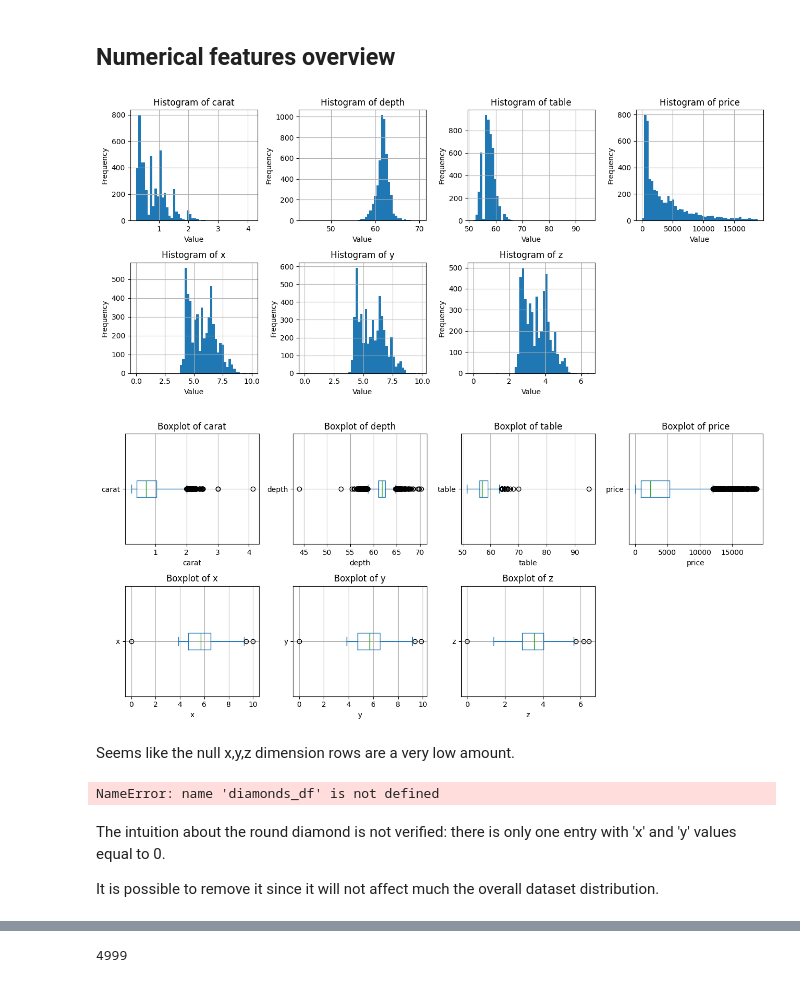
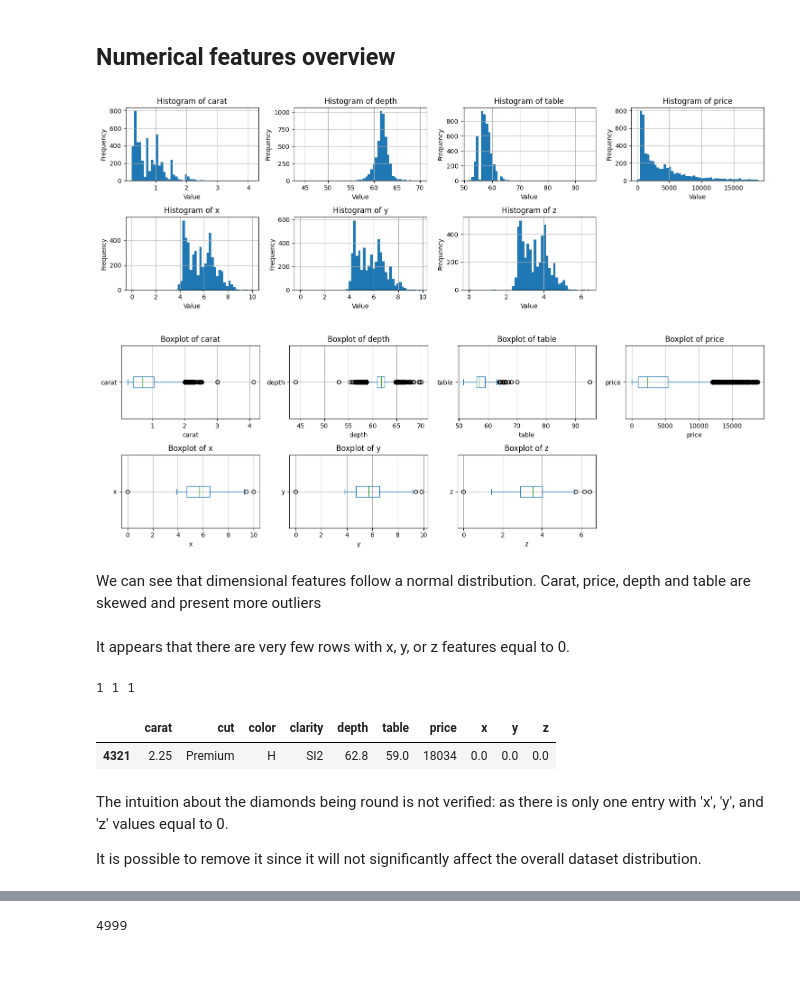
Before and after one commit to matildao-pane/xtream-ai-assignment-engineer, a Jupyter notebook: challenge_1/Data_exploration.ipynb, the cells around one changed output, grey strips where cells are left out. Saved outputs shown, nothing was run; the diff lists cells and outputs as text; code cells hidden in the pictures.

```diff
--- a/challenge_1/Data_exploration.ipynb
+++ b/challenge_1/Data_exploration.ipynb
@@ -127,22 +127,22 @@ Categorical features:  ['cut', 'color', 'clarity']
 # %% [markdown]
 ## Numerical features overview
 # %%
-# histograms for numerical features
-plt.figure(figsize=(13, 6))
+# Histograms for numerical features
+plt.figure(figsize=(15, 5))
 for i, feature in enumerate(numerical_features):
     plt.subplot(2, 4, i +1)
     diamonds_df[feature].plot(kind='hist', title=f'Histogram of {feature}', bins=50)
     plt.xlabel('Value')
     plt.ylabel('Frequency')
     plt.grid(True)
 
 plt.tight_layout()
 plt.show()
 # %% [output]
-[figure, old version]
+[figure, new version]
 # %%
 #boxplot for numerical features
-plt.figure(figsize=(13, 6))
+plt.figure(figsize=(15, 5))
 for i, feature in enumerate(numerical_features):
     plt.subplot(2, 4, i +1)
     diamonds_df[feature].plot(kind='box', title=f'Boxplot of {feature}', vert=False)
@@ -150,24 +150,30 @@ for i, feature in enumerate(numerical_features):
     plt.grid(True)
 plt.tight_layout()
 plt.show()
+
+#add outliers count from the boxplots
 # %% [output]
-[figure, old version]
+[figure, new version]
-# %% [markdown]
-Seems like the null x,y,z dimension rows are a very low amount.
+# %% [markdown]
+We can see that dimensional features follow a normal distribution.
+Carat, price, depth and table are skewed and present more outliers
+# %% [markdown]
+It appears that there are very few rows with x, y, or z features equal to 0.
 # %%
 # Count rows where 'x' and 'y' are equal to 0
 count_zero_x = len(diamonds_df[(diamonds_df['x'] == 0) ])
 count_zero_y = len(diamonds_df[(diamonds_df['y'] == 0) ])
-count_zero_y = len(diamonds_df[(diamonds_df['z'] == 0) ])
-print(count_zero_x, count_zero_y)
+count_zero_z = len(diamonds_df[(diamonds_df['z'] == 0) ])
+print(count_zero_x, count_zero_y,count_zero_z)
 
 # Select rows with values equal to 0
 null_df= diamonds_df[(diamonds_df == 0).any(axis=1)]
 null_df
 # %% [output]
-NameError: name 'diamonds_df' is not defined
+1 1 1
+|  | carat | cut | color | clarity | depth | table | price | x | y | z |
+| 4321 | 2.25 | Premium | H | SI2 | 62.8 | 59.0 | 18034 | 0.0 | 0.0 | 0.0 |
 # %% [markdown]
-The intuition about the round diamond is not verified: there is only one entry with 'x' and 'y' values equal to 0.
+The intuition about the diamonds being round is not verified: as there is only one entry with 'x', 'y', and 'z' values equal to 0.
 
-
-It is possible to remove it since it will not affect much the overall dataset distribution.
+It is possible to remove it since it will not significantly affect the overall dataset distribution.
```
Also changed, not shown: parts of 41 cells of this notebook, 2 other files.
